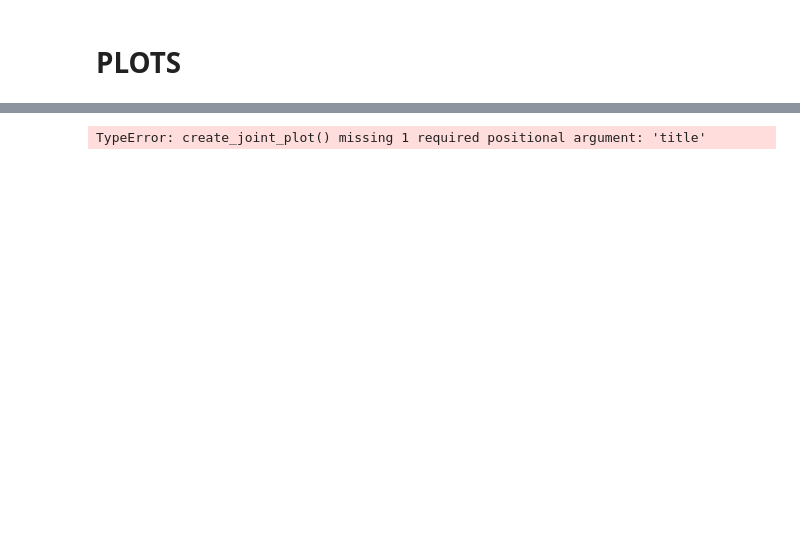
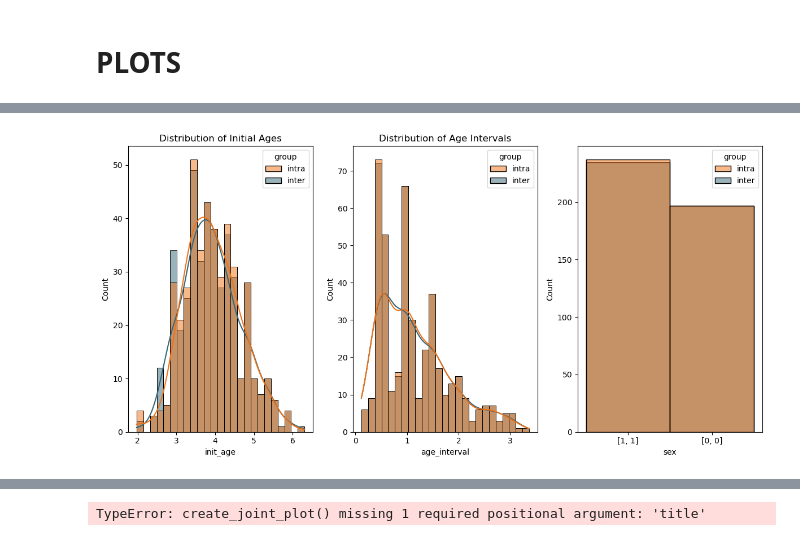
Before and after one commit to neuropoly/pediatric-intra-inter-encoding, a Jupyter notebook: notebooks/plots.ipynb, the cells around one changed output, grey strips where cells are left out. Saved outputs shown, nothing was run; the diff lists cells and outputs as text; code cells hidden in the pictures; blank space fills up the shorter version.

```diff
--- a/notebooks/plots.ipynb
+++ b/notebooks/plots.ipynb
@@ -794,0 +157,30 @@ data
+# %%
+# Define the color palette for groups
+# palette = {"intra": (1.0, 0.4980392156862745, 0.054901960784313725), "inter": (0.12156862745098039, 0.4666666666666667, 0.7058823529411765)}
+palette = {"intra": (0.944, 0.448, 0.088), "inter": (0.212, 0.4, 0.464)}
+
+# Create a matplotlib figure and axes for subplots
+fig, axes = plt.subplots(1, 3, figsize=(12, 6))
+
+# Plot the first displot on the first subplot
+sns.histplot(data=pairs_ias_r, x="init_age", hue="group", kde=True, bins=25, palette=palette, ax=axes[0])
+
+# Set title for the first subplot
+axes[0].set_title('Distribution of Initial Ages')
+
+# Plot the second displot on the second subplot
+sns.histplot(data=pairs_ias_r, x="age_interval", hue="group", kde=True, bins=25, palette=palette, ax=axes[1])
+
+sns.histplot(data=pairs_ias_r, x="sex", hue="group", bins=25, palette=palette, ax=axes[2])
+# Set title for the second subplot
+axes[1].set_title('Distribution of Age Intervals')
+# Get the default Seaborn color palette
+default_palette = sns.color_palette()
+
+# Adjust layout to prevent overlapping
+plt.tight_layout()
+
+# Show the plot
+plt.show()
+# %% [output]
+[figure, added]
```
Also changed, not shown: parts of 36 cells of this notebook, 2 other files.
